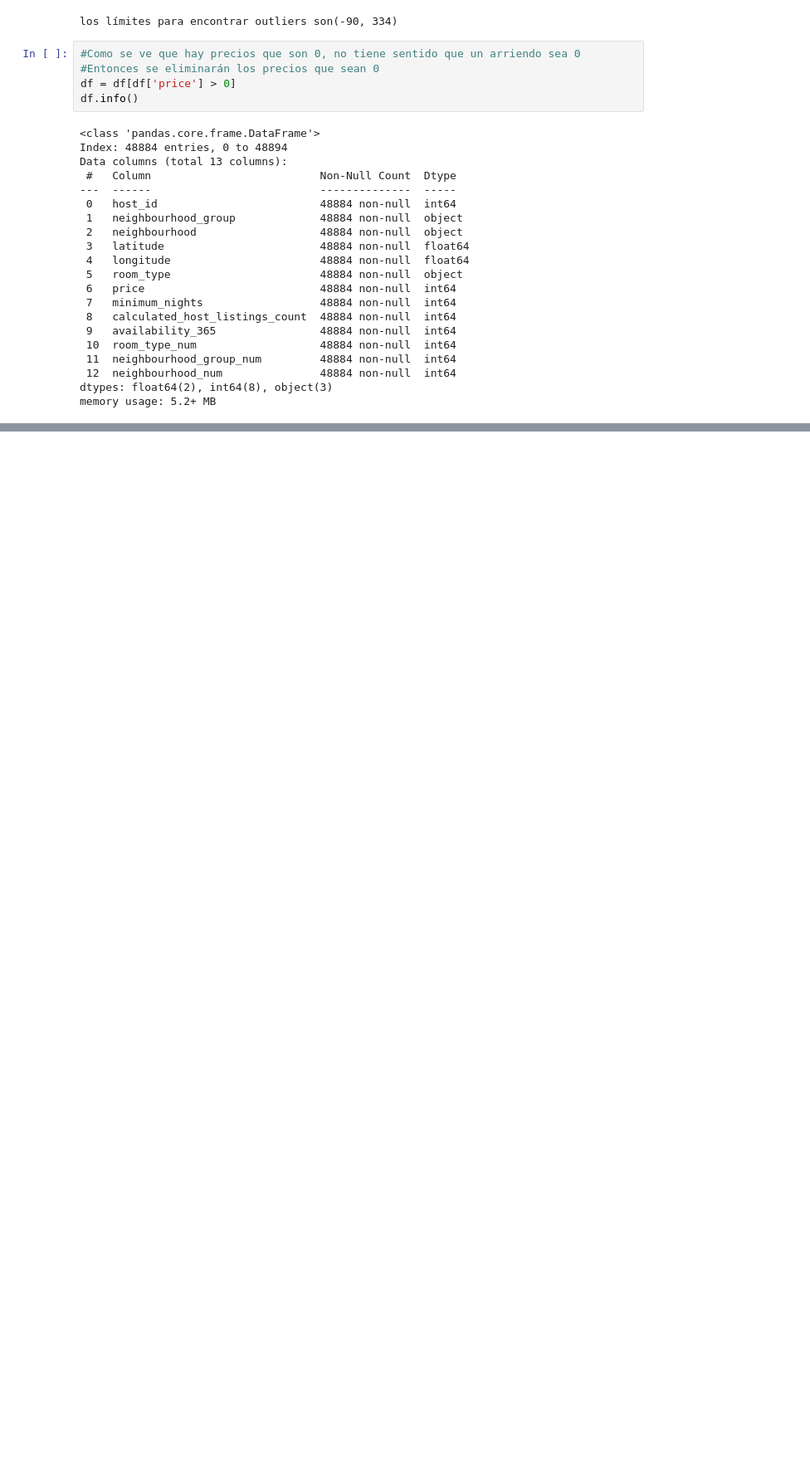
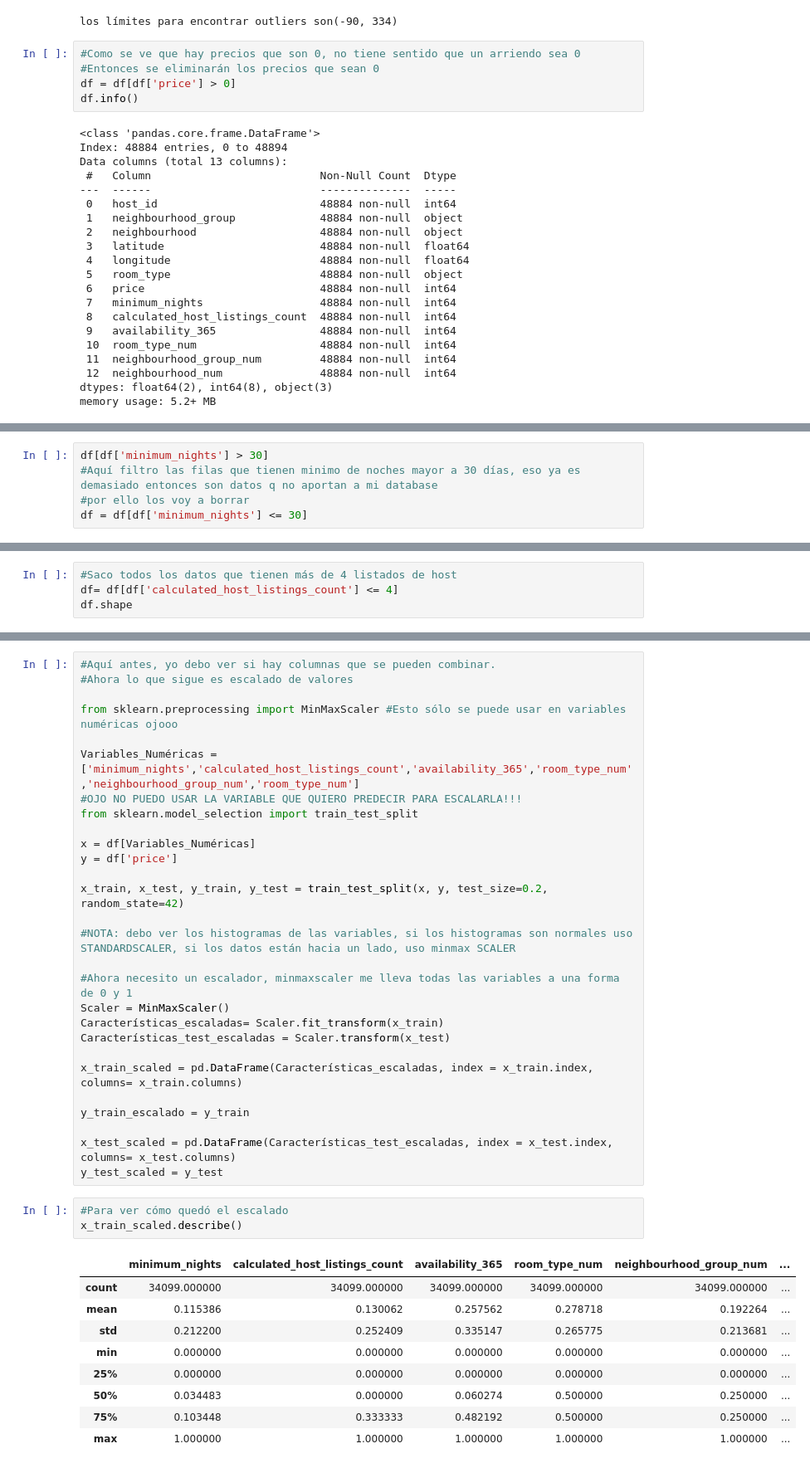
Before and after one commit to 19Juan/EDA, a Jupyter notebook: src/explore.ipynb, the cells around one changed output, grey strips where cells are left out. Shown at 83% size. Saved outputs shown, nothing was run; the diff lists cells and outputs as text; blank space fills up the shorter version.

```diff
--- a/src/explore.ipynb
+++ b/src/explore.ipynb
@@ -213,0 +240,5 @@ memory usage: 5.2+ MB
+# %%
+df[df['minimum_nights'] > 30]
+#Aquí filtro las filas que tienen minimo de noches mayor a 30 días, eso ya es demasiado entonces son datos q no aportan a mi database
+#por ello los voy a borrar
+df = df[df['minimum_nights'] <= 30]
@@ -213,0 +257,4 @@ memory usage: 5.2+ MB
+# %%
+#Saco todos los datos que tienen más de 4 listados de host
+df= df[df['calculated_host_listings_count'] <= 4]
+df.shape
@@ -213,0 +284,41 @@ memory usage: 5.2+ MB
+# %%
+#Aquí antes, yo debo ver si hay columnas que se pueden combinar.
+#Ahora lo que sigue es escalado de valores
+
+from sklearn.preprocessing import MinMaxScaler #Esto sólo se puede usar en variables numéricas ojooo
+
+Variables_Numéricas = ['minimum_nights','calculated_host_listings_count','availability_365','room_type_num','neighbourhood_group_num','room_type_num']
+#OJO NO PUEDO USAR LA VARIABLE QUE QUIERO PREDECIR PARA ESCALARLA!!!
+from sklearn.model_selection import train_test_split
+
+x = df[Variables_Numéricas]
+y = df['price']
+
+x_train, x_test, y_train, y_test = train_test_split(x, y, test_size=0.2, random_state=42)
+
+#NOTA: debo ver los histogramas de las variables, si los histogramas son normales uso STANDARDSCALER, si los datos están hacia un lado, uso minmax SCALER
+
+#Ahora necesito un escalador, minmaxscaler me lleva todas las variables a una forma de 0 y 1
+Scaler = MinMaxScaler()
+Características_escaladas= Scaler.fit_transform(x_train)
+Características_test_escaladas = Scaler.transform(x_test)
+
+x_train_scaled = pd.DataFrame(Características_escaladas, index = x_train.index, columns= x_train.columns)
+
+y_train_escalado = y_train
+
+x_test_scaled = pd.DataFrame(Características_test_escaladas, index = x_test.index, columns= x_test.columns)
+y_test_scaled = y_test
+# %%
+#Para ver cómo quedó el escalado
+x_train_scaled.describe()
+# %% [output]
+|  | minimum_nights | calculated_host_listings_count | availability_365 | room_type_num | neighbourhood_group_num | ... |
+| count | 34099.000000 | 34099.000000 | 34099.000000 | 34099.000000 | 34099.000000 | ... |
+| mean | 0.115386 | 0.130062 | 0.257562 | 0.278718 | 0.192264 | ... |
+| std | 0.212200 | 0.252409 | 0.335147 | 0.265775 | 0.213681 | ... |
+| min | 0.000000 | 0.000000 | 0.000000 | 0.000000 | 0.000000 | ... |
+| 25% | 0.000000 | 0.000000 | 0.000000 | 0.000000 | 0.000000 | ... |
+| 50% | 0.034483 | 0.000000 | 0.060274 | 0.500000 | 0.250000 | ... |
+| 75% | 0.103448 | 0.333333 | 0.482192 | 0.500000 | 0.250000 | ... |
+| max | 1.000000 | 1.000000 | 1.000000 | 1.000000 | 1.000000 | ... |
```
Also changed, not shown: parts of 11 cells of this notebook, 2 other files.
